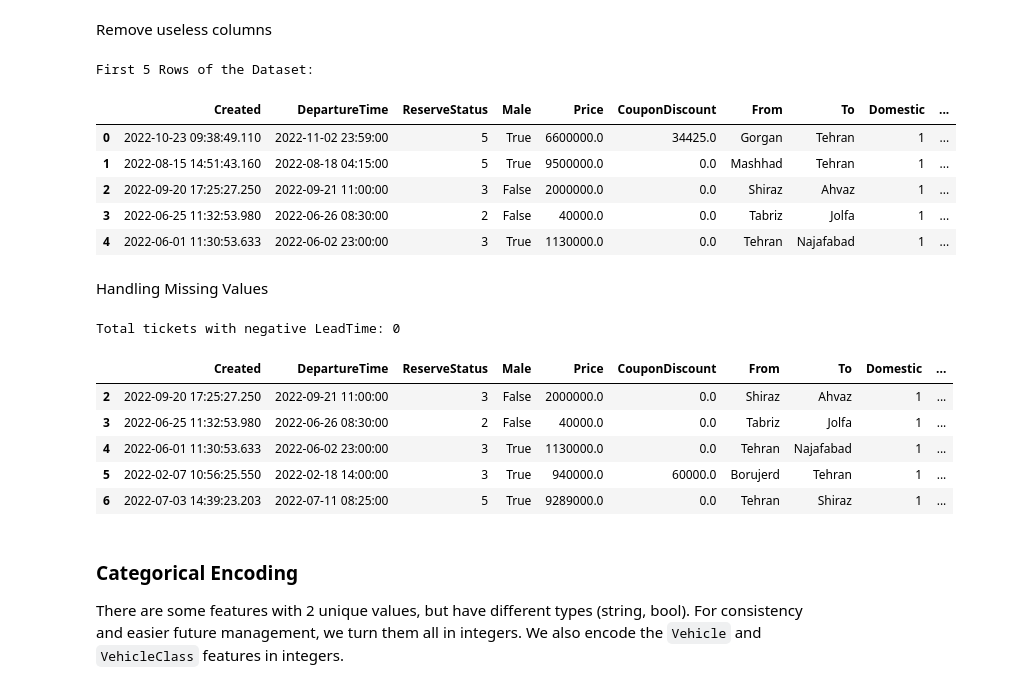
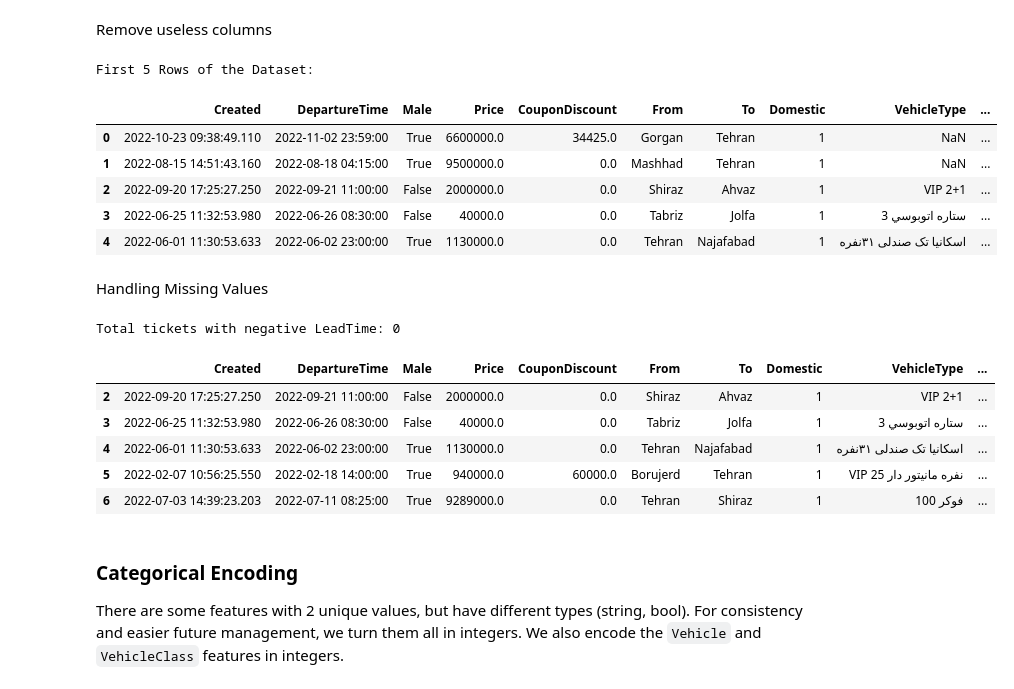
Before and after one commit to silviacalabretta/statistical-methods-project, a Jupyter notebook: notebooks/011_data_exploration.ipynb, the cells around one changed output. Saved outputs shown, nothing was run; the diff lists cells and outputs as text; code cells hidden in the pictures.

```diff
--- a/notebooks/011_data_exploration.ipynb
+++ b/notebooks/011_data_exploration.ipynb
@@ -528,18 +531,18 @@ NationalCode                      0            0.000000
 Remove useless columns
 # %%
 #remove HashPassportNumber_p, UserID, HashEmail, BillID, BuyerMobile,TicketID, CancelTime columns
-data = data.drop(columns=['HashPassportNumber_p', 'UserID', 'HashEmail', 'BillID', 'BuyerMobile', 'TicketID', 'CancelTime'])
+data = data.drop(columns=['HashPassportNumber_p', 'UserID', 'HashEmail', 'BillID', 'BuyerMobile', 'TicketID', 'CancelTime', 'ReserveStatus'])
 
 print("\nFirst 5 Rows of the Dataset:")
 data.head()
 # %% [output]
 First 5 Rows of the Dataset:
-|  | Created | DepartureTime | ReserveStatus | Male | Price | CouponDiscount | From | To | Domestic | ... |
-| 0 | 2022-10-23 09:38:49.110 | 2022-11-02 23:59:00 | 5 | True | 6600000.0 | 34425.0 | Gorgan | Tehran | 1 | ... |
-| 1 | 2022-08-15 14:51:43.160 | 2022-08-18 04:15:00 | 5 | True | 9500000.0 | 0.0 | Mashhad | Tehran | 1 | ... |
-| 2 | 2022-09-20 17:25:27.250 | 2022-09-21 11:00:00 | 3 | False | 2000000.0 | 0.0 | Shiraz | Ahvaz | 1 | ... |
-| 3 | 2022-06-25 11:32:53.980 | 2022-06-26 08:30:00 | 2 | False | 40000.0 | 0.0 | Tabriz | Jolfa | 1 | ... |
-| 4 | 2022-06-01 11:30:53.633 | 2022-06-02 23:00:00 | 3 | True | 1130000.0 | 0.0 | Tehran | Najafabad | 1 | ... |
+|  | Created | DepartureTime | Male | Price | CouponDiscount | From | To | Domestic | VehicleType | ... |
+| 0 | 2022-10-23 09:38:49.110 | 2022-11-02 23:59:00 | True | 6600000.0 | 34425.0 | Gorgan | Tehran | 1 | NaN | ... |
+| 1 | 2022-08-15 14:51:43.160 | 2022-08-18 04:15:00 | True | 9500000.0 | 0.0 | Mashhad | Tehran | 1 | NaN | ... |
+| 2 | 2022-09-20 17:25:27.250 | 2022-09-21 11:00:00 | False | 2000000.0 | 0.0 | Shiraz | Ahvaz | 1 | VIP 2+1 | ... |
+| 3 | 2022-06-25 11:32:53.980 | 2022-06-26 08:30:00 | False | 40000.0 | 0.0 | Tabriz | Jolfa | 1 | 3 ستاره اتوبوسي | ... |
+| 4 | 2022-06-01 11:30:53.633 | 2022-06-02 23:00:00 | True | 1130000.0 | 0.0 | Tehran | Najafabad | 1 | اسکانیا تک صندلی ۳۱نفره | ... |
 # %% [markdown]
 Handling Missing Values
 # %%
@@ -576,12 +579,12 @@ print(f"Total tickets with negative LeadTime: {inverse_time_count}")
 data.head()
 # %% [output]
 Total tickets with negative LeadTime: 0
-|  | Created | DepartureTime | ReserveStatus | Male | Price | CouponDiscount | From | To | Domestic | ... |
-| 2 | 2022-09-20 17:25:27.250 | 2022-09-21 11:00:00 | 3 | False | 2000000.0 | 0.0 | Shiraz | Ahvaz | 1 | ... |
-| 3 | 2022-06-25 11:32:53.980 | 2022-06-26 08:30:00 | 2 | False | 40000.0 | 0.0 | Tabriz | Jolfa | 1 | ... |
-| 4 | 2022-06-01 11:30:53.633 | 2022-06-02 23:00:00 | 3 | True | 1130000.0 | 0.0 | Tehran | Najafabad | 1 | ... |
-| 5 | 2022-02-07 10:56:25.550 | 2022-02-18 14:00:00 | 3 | True | 940000.0 | 60000.0 | Borujerd | Tehran | 1 | ... |
-| 6 | 2022-07-03 14:39:23.203 | 2022-07-11 08:25:00 | 5 | True | 9289000.0 | 0.0 | Tehran | Shiraz | 1 | ... |
+|  | Created | DepartureTime | Male | Price | CouponDiscount | From | To | Domestic | VehicleType | ... |
+| 2 | 2022-09-20 17:25:27.250 | 2022-09-21 11:00:00 | False | 2000000.0 | 0.0 | Shiraz | Ahvaz | 1 | VIP 2+1 | ... |
+| 3 | 2022-06-25 11:32:53.980 | 2022-06-26 08:30:00 | False | 40000.0 | 0.0 | Tabriz | Jolfa | 1 | 3 ستاره اتوبوسي | ... |
+| 4 | 2022-06-01 11:30:53.633 | 2022-06-02 23:00:00 | True | 1130000.0 | 0.0 | Tehran | Najafabad | 1 | اسکانیا تک صندلی ۳۱نفره | ... |
+| 5 | 2022-02-07 10:56:25.550 | 2022-02-18 14:00:00 | True | 940000.0 | 60000.0 | Borujerd | Tehran | 1 | VIP 25 نفره مانیتور دار | ... |
+| 6 | 2022-07-03 14:39:23.203 | 2022-07-11 08:25:00 | True | 9289000.0 | 0.0 | Tehran | Shiraz | 1 | فوکر 100 | ... |
 # %% [markdown]
 ### Categorical Encoding
 There are some features with 2 unique values, but have different types (string, bool). For consistency and easier future management, we turn them all in integers.
```
Also changed, not shown: parts of 23 cells of this notebook, 3 other files.
